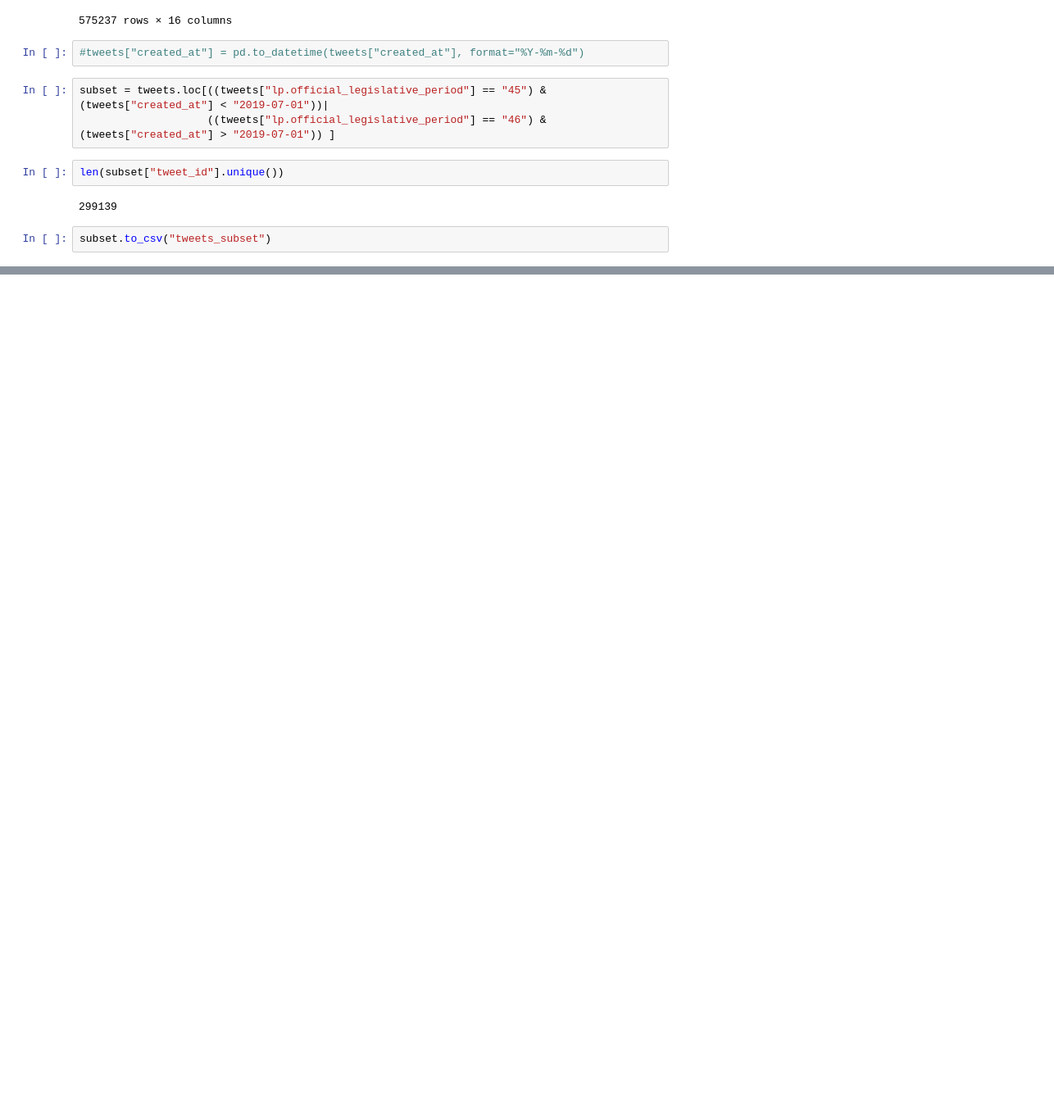
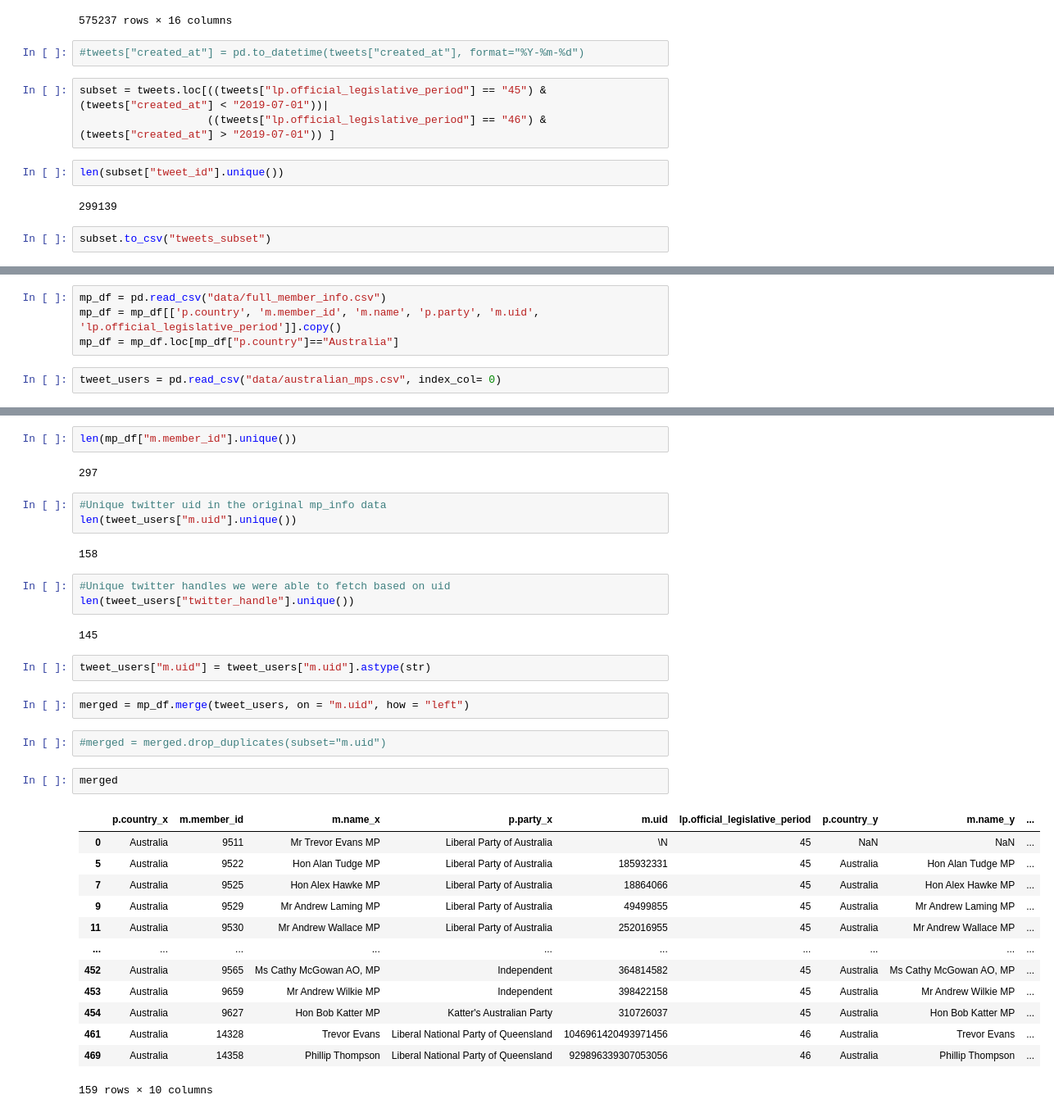
Before and after one commit to frederik-kilpinen/Exam2021-DM-ASDS2, a Jupyter notebook: Notebooks/test.ipynb, the cells around one changed output, grey strips where cells are left out. Shown at 82% size. Saved outputs shown, nothing was run; the diff lists cells and outputs as text; blank space fills up the shorter version.

```diff
--- a/Notebooks/test.ipynb
+++ b/Notebooks/test.ipynb
@@ -72,0 +75,6 @@ subset.to_csv("tweets_subset")
+# %%
+mp_df = pd.read_csv("data/full_member_info.csv")
+mp_df = mp_df[['p.country', 'm.member_id', 'm.name', 'p.party', 'm.uid', 'lp.official_legislative_period']].copy()
+mp_df = mp_df.loc[mp_df["p.country"]=="Australia"]
+# %%
+tweet_users = pd.read_csv("data/australian_mps.csv", index_col= 0)
@@ -72,0 +102,36 @@ subset.to_csv("tweets_subset")
+# %%
+len(mp_df["m.member_id"].unique())
+# %% [output]
+297
+# %%
+#Unique twitter uid in the original mp_info data
+len(tweet_users["m.uid"].unique())
+# %% [output]
+158
+# %%
+#Unique twitter handles we were able to fetch based on uid
+len(tweet_users["twitter_handle"].unique())
+# %% [output]
+145
+# %%
+tweet_users["m.uid"] = tweet_users["m.uid"].astype(str)
+# %%
+merged = mp_df.merge(tweet_users, on = "m.uid", how = "left")
+# %%
+#merged = merged.drop_duplicates(subset="m.uid")
+# %%
+merged
+# %% [output]
+|  | p.country_x | m.member_id | m.name_x | p.party_x | m.uid | lp.official_legislative_period | p.country_y | m.name_y | ... |
+| 0 | Australia | 9511 | Mr Trevor Evans MP | Liberal Party of Australia | \N | 45 | NaN | NaN | ... |
+| 5 | Australia | 9522 | Hon Alan Tudge MP | Liberal Party of Australia | 185932331 | 45 | Australia | Hon Alan Tudge MP | ... |
+| 7 | Australia | 9525 | Hon Alex Hawke MP | Liberal Party of Australia | 18864066 | 45 | Australia | Hon Alex Hawke MP | ... |
+| 9 | Australia | 9529 | Mr Andrew Laming MP | Liberal Party of Australia | 49499855 | 45 | Australia | Mr Andrew Laming MP | ... |
+| 11 | Australia | 9530 | Mr Andrew Wallace MP | Liberal Party of Australia | 252016955 | 45 | Australia | Mr Andrew Wallace MP | ... |
+| ... | ... | ... | ... | ... | ... | ... | ... | ... | ... |
+| 452 | Australia | 9565 | Ms Cathy McGowan AO, MP | Independent | 364814582 | 45 | Australia | Ms Cathy McGowan AO, MP | ... |
+| 453 | Australia | 9659 | Mr Andrew Wilkie MP | Independent | 398422158 | 45 | Australia | Mr Andrew Wilkie MP | ... |
+| 454 | Australia | 9627 | Hon Bob Katter MP | Katter's Australian Party | 310726037 | 45 | Australia | Hon Bob Katter MP | ... |
+| 461 | Australia | 14328 | Trevor Evans | Liberal National Party of Queensland | 1046961420493971456 | 46 | Australia | Trevor Evans | ... |
+| 469 | Australia | 14358 | Phillip Thompson | Liberal National Party of Queensland | 929896339307053056 | 46 | Australia | Phillip Thompson | ... |
+159 rows × 10 columns
```
Also changed, not shown: parts of 2 cells of this notebook.
